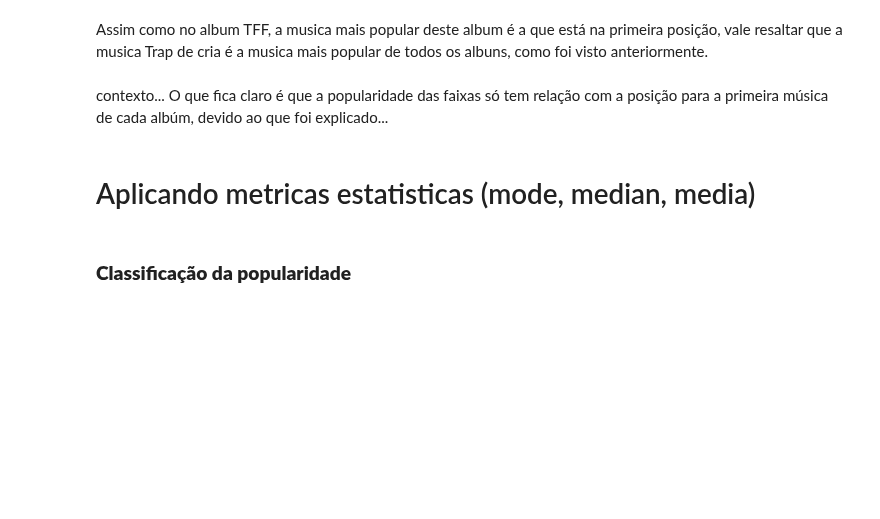
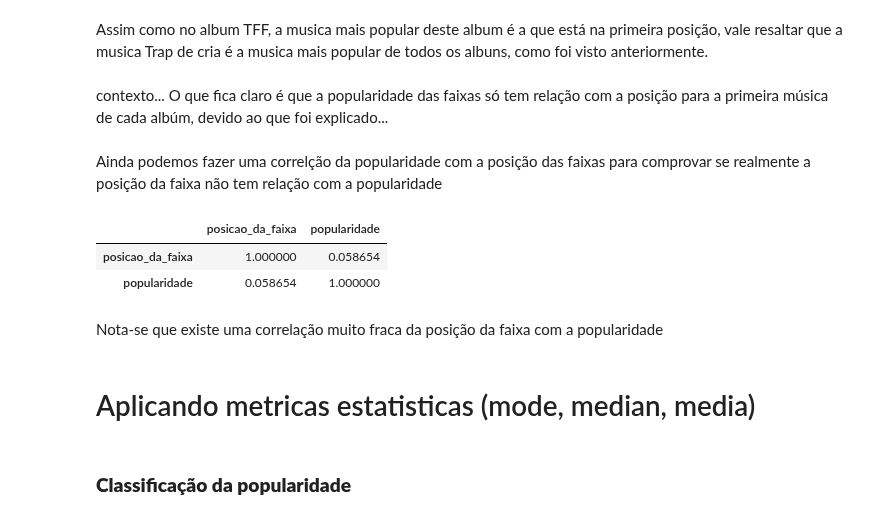
Before and after one commit to luislauriano/Data_Science, a Jupyter notebook: Projeto_construcao.ipynb, the cells around one changed output. Drawn from its saved outputs; the diff is of its cells as text; code cells hidden in the pictures; blank space fills up the shorter version.

```diff
--- a/Projeto_construcao.ipynb
+++ b/Projeto_construcao.ipynb
@@ -618,6 +618,16 @@ tcm[['nome_da_faixa','posicao_da_faixa', 'popularidade']].reset_index(drop=True)
 Assim como no album TFF, a musica mais popular deste album é a que está na primeira posição, vale resaltar que a musica Trap de cria é a musica mais popular de todos os albuns, como foi visto anteriormente.
 # %% [markdown]
 contexto... O que fica claro é que a popularidade das faixas só tem relação com a posição para a primeira música de cada albúm, devido ao que foi explicado...
+# %% [markdown]
+Ainda podemos fazer uma correlção da popularidade com a posição das faixas para comprovar se realmente a posição da faixa não tem relação com a popularidade
+# %%
+df[['posicao_da_faixa', 'popularidade']].corr(method='spearman')
+# %% [output]
+|  | posicao_da_faixa | popularidade |
+| posicao_da_faixa | 1.000000 | 0.058654 |
+| popularidade | 0.058654 | 1.000000 |
+# %% [markdown]
+Nota-se que existe uma correlação muito fraca da posição da faixa com a popularidade
 # %% [markdown]
 # Aplicando metricas estatisticas (mode, median, media)
 # %% [markdown]
```
